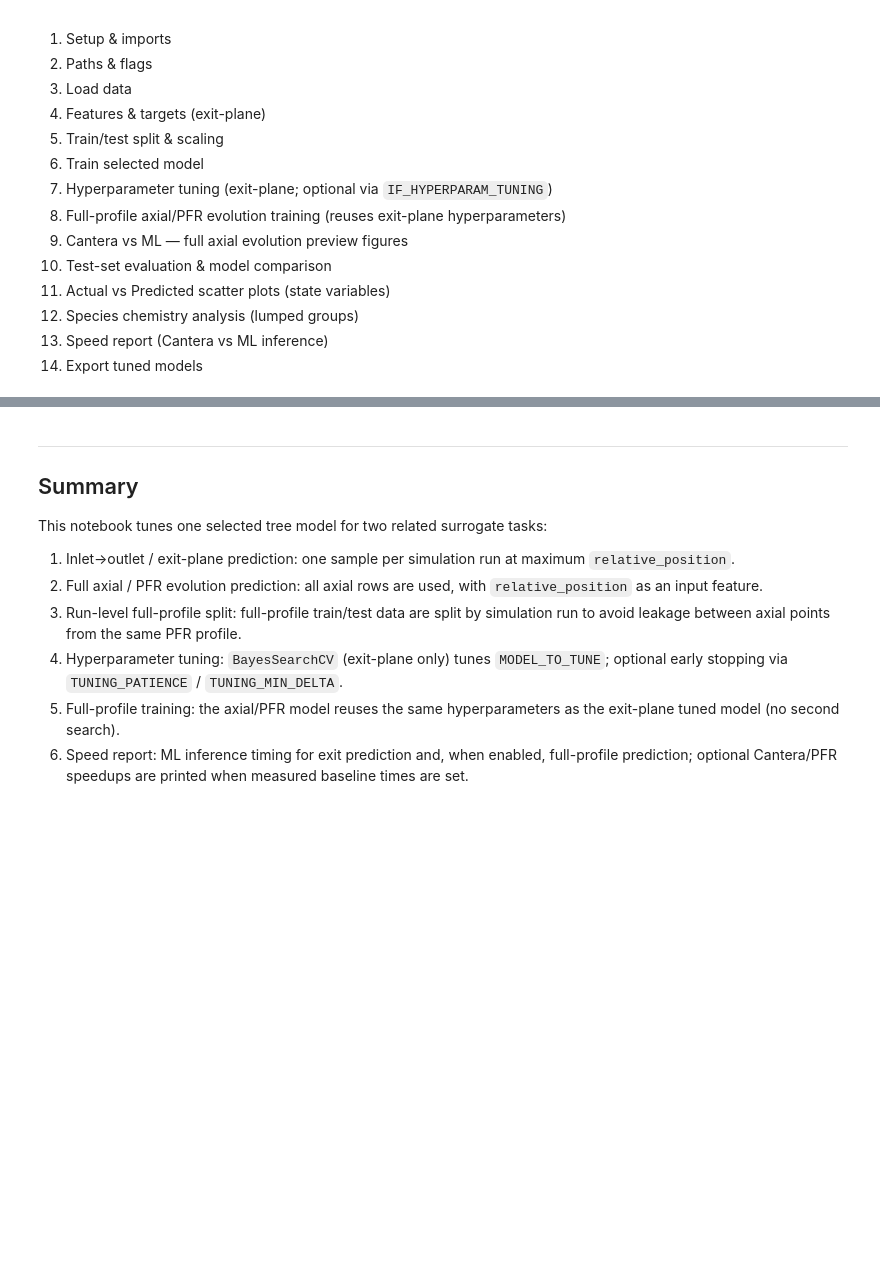
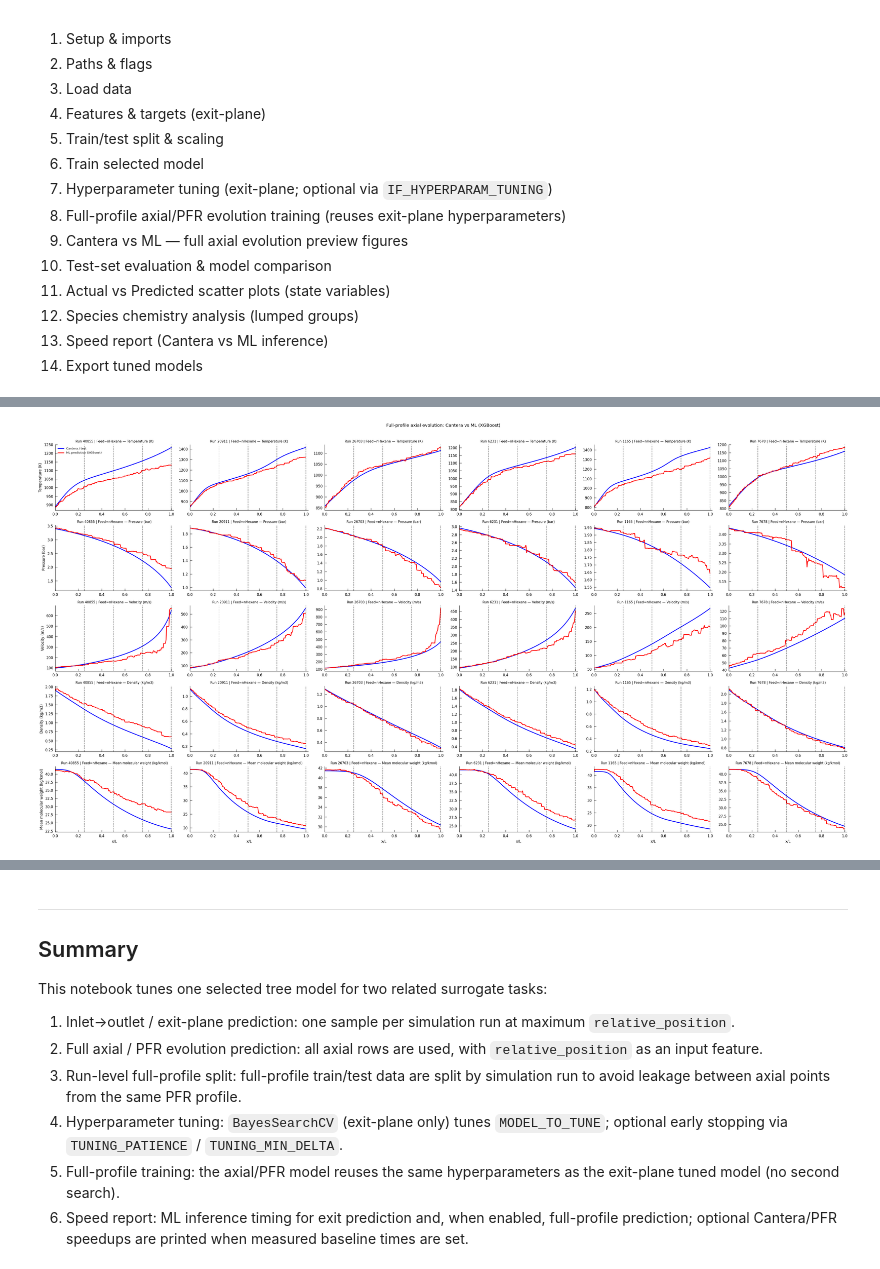
Before and after one commit to karefyllidis/PlugFlowML, a Jupyter notebook: notebooks/Main_5_train_evaluate_tune_tree_model_evolution.ipynb, the cells around one changed output, grey strips where cells are left out. Cells and saved outputs as stored; diff of their text form; code cells hidden in the pictures; blank space fills up the shorter version.

```diff
--- a/notebooks/Main_5_train_evaluate_tune_tree_model_evolution.ipynb
+++ b/notebooks/Main_5_train_evaluate_tune_tree_model_evolution.ipynb
@@ -685,9 +719,10 @@ else:
 # 9. CANTERA VS ML — FULL AXIAL EVOLUTION ALONG THE REACTOR
 # ═══════════════════════════════════════════════════════════════════════════════
 # For a few unseen test runs, overlay the Cantera/test profile and the ML-predicted
-# profile versus x/L. Vertical markers show 25%, 50%, 75%, and 100% reactor length.
+# profile versus x/L. Predictions are inlet-anchored in §8 (min x/L per run = Cantera state).
+# Vertical markers show 25%, 50%, 75%, and 100% reactor length.
 
-AXIAL_COMPARISON_POSITIONS = [0.25, 0.50, 0.75, 1.00]
+AXIAL_COMPARISON_POSITIONS = [0.0, 0.25, 0.50, 0.75, 1.00]
 AXIAL_PROFILE_N_RUNS = 6
 AXIAL_FEED_LABEL_OVERRIDE = 'nHexane'
 AXIAL_PROFILE_TARGETS = [
@@ -833,33 +868,35 @@ else:
     # This branch runs if any prerequisite for the axial plot is missing — not only TRAIN_FULL_PROFILE.
     if not TRAIN_FULL_PROFILE:
         print(
             'Skipping Cantera vs ML axial plot: TRAIN_FULL_PROFILE=False '
             '(set True and run the full-profile training cell before this one).'
         )
     elif (
         'full_profile_model' not in globals()
         or 'y_full_test_pred' not in globals()
         or 'y_full_test' not in globals()
         or 'full_run_id' not in globals()
     ):
         print(
             'Skipping axial plot: full-profile variables missing — run the full-profile training cell '
             '(after upstream setup) without restarting the kernel before this cell.'
         )
     elif 'X_full_test' not in globals():
         print('Skipping axial plot: X_full_test undefined — re-run full-profile training.')
     elif 'relative_position' not in X_full_test.columns:
         print(
             'Skipping axial plot: full-profile features lack relative_position '
             '(it must stay in feature_cols for axial evolution).'
         )
     elif not AXIAL_PROFILE_TARGETS:
         print(
             'Skipping axial plot: AXIAL_PROFILE_TARGETS empty — none of the requested state columns '
             'appear in target_cols.'
         )
     else:
         print('Skipping axial plot — re-run full-profile training; if this persists, check upstream errors in that cell.')
+# %% [output]
+[figure, added]
 # %%
 # ═══════════════════════════════════════════════════════════════════════════════
 # 10. TEST-SET EVALUATION & MODEL COMPARISON
```
Also changed, not shown: parts of 5 cells of this notebook, 11 other files.
